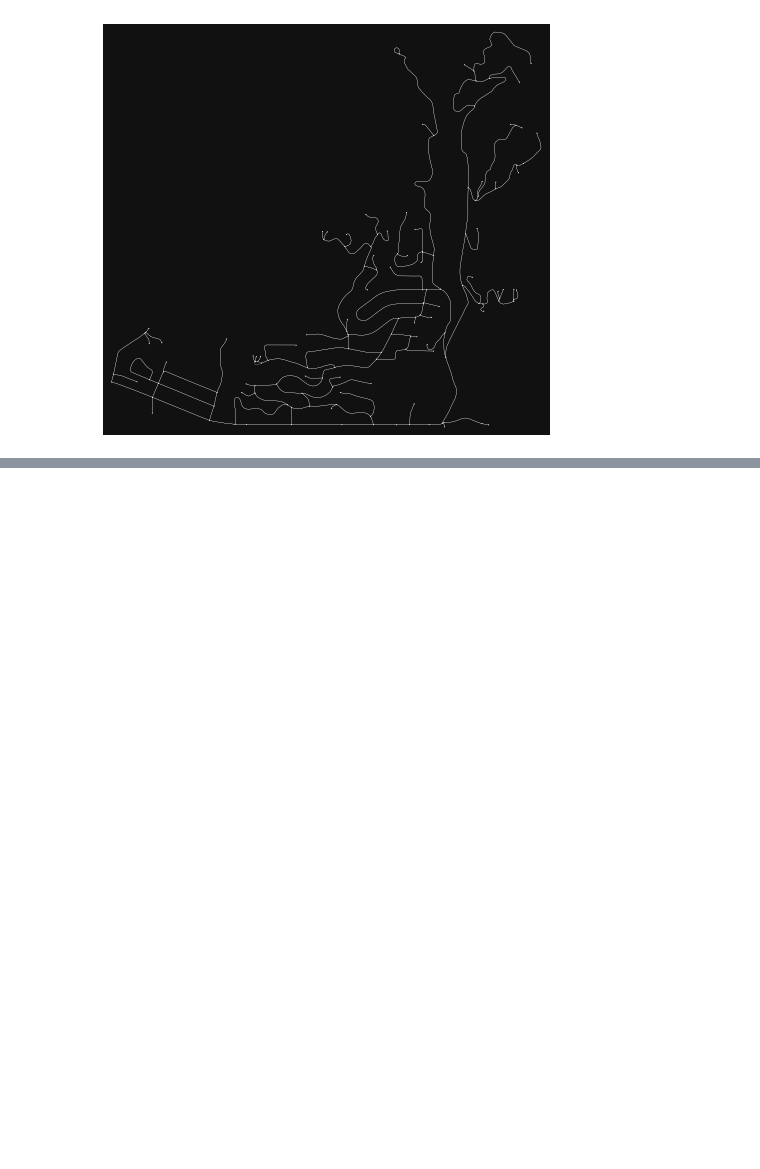
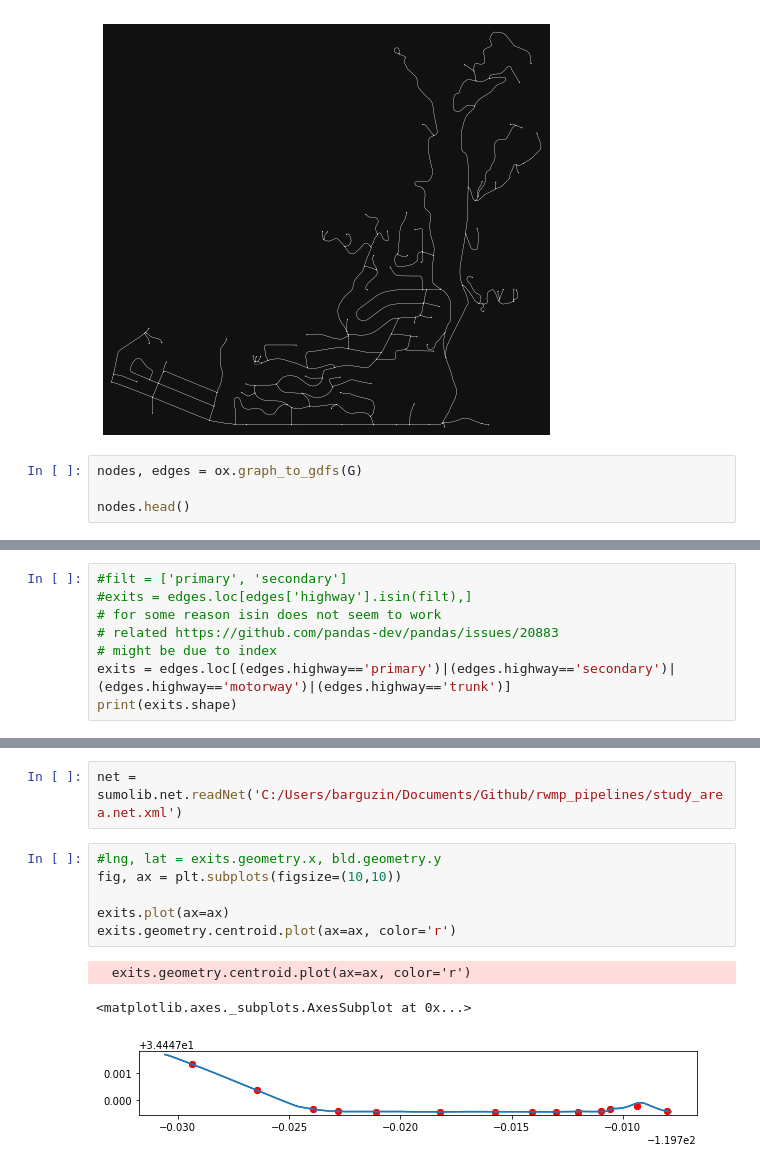
Before and after one commit to barguzin/rwmp_pipelines, a Jupyter notebook: evac/check_osm_id.ipynb, the cells around one changed output, grey strips where cells are left out. Saved outputs shown, nothing was run; the diff lists cells and outputs as text; blank space fills up the shorter version.

```diff
--- a/evac/check_osm_id.ipynb
+++ b/evac/check_osm_id.ipynb
@@ -36,3 +36,7 @@ G = ox.graph_from_polygon(poly, network_type="drive_service") # include drive an
 fig, ax = ox.plot_graph(G, node_size=1, edge_color='w', edge_linewidth=.2)
 # %% [output]
 [figure]
+# %%
+nodes, edges = ox.graph_to_gdfs(G)
+
+nodes.head()
@@ -38,0 +81,8 @@ fig, ax = ox.plot_graph(G, node_size=1, edge_color='w', edge_linewidth=.2)
+# %%
+#filt = ['primary', 'secondary']
+#exits = edges.loc[edges['highway'].isin(filt),]
+# for some reason isin does not seem to work
+# related https://github.com/pandas-dev/pandas/issues/20883
+# might be due to index
+exits = edges.loc[(edges.highway=='primary')|(edges.highway=='secondary')|(edges.highway=='motorway')|(edges.highway=='trunk')]
+print(exits.shape)
@@ -38,0 +101,12 @@ fig, ax = ox.plot_graph(G, node_size=1, edge_color='w', edge_linewidth=.2)
+# %%
+net = sumolib.net.readNet('C:/Users/barguzin/Documents/Github/rwmp_pipelines/study_area.net.xml')
+# %%
+#lng, lat = exits.geometry.x, bld.geometry.y
+fig, ax = plt.subplots(figsize=(10,10))
+
+exits.plot(ax=ax)
+exits.geometry.centroid.plot(ax=ax, color='r')
+# %% [output]
+  exits.geometry.centroid.plot(ax=ax, color='r')
+<matplotlib.axes._subplots.AxesSubplot at 0x...>
+[figure, added]
```
Also changed, not shown: parts of 8 cells of this notebook, 13 other files.
